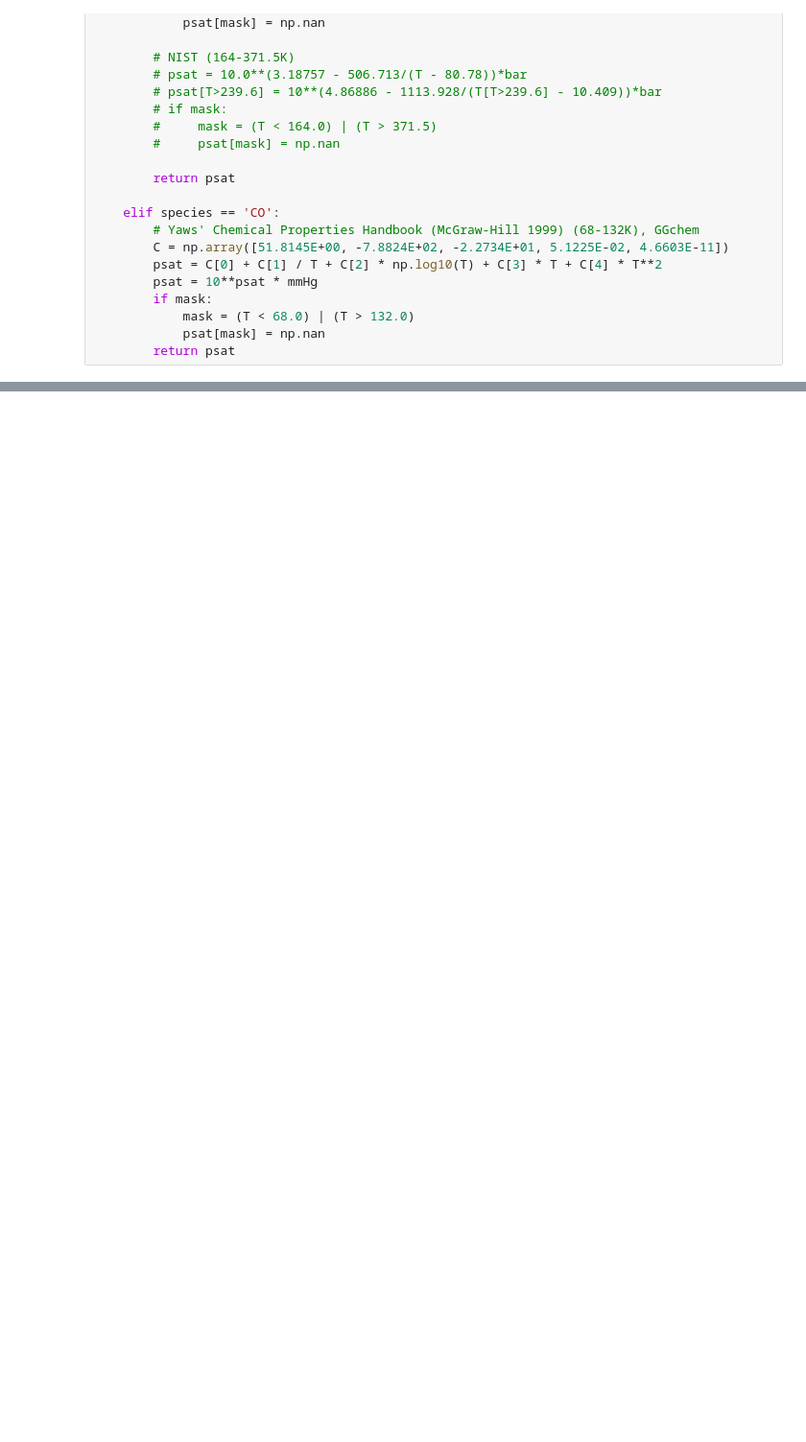
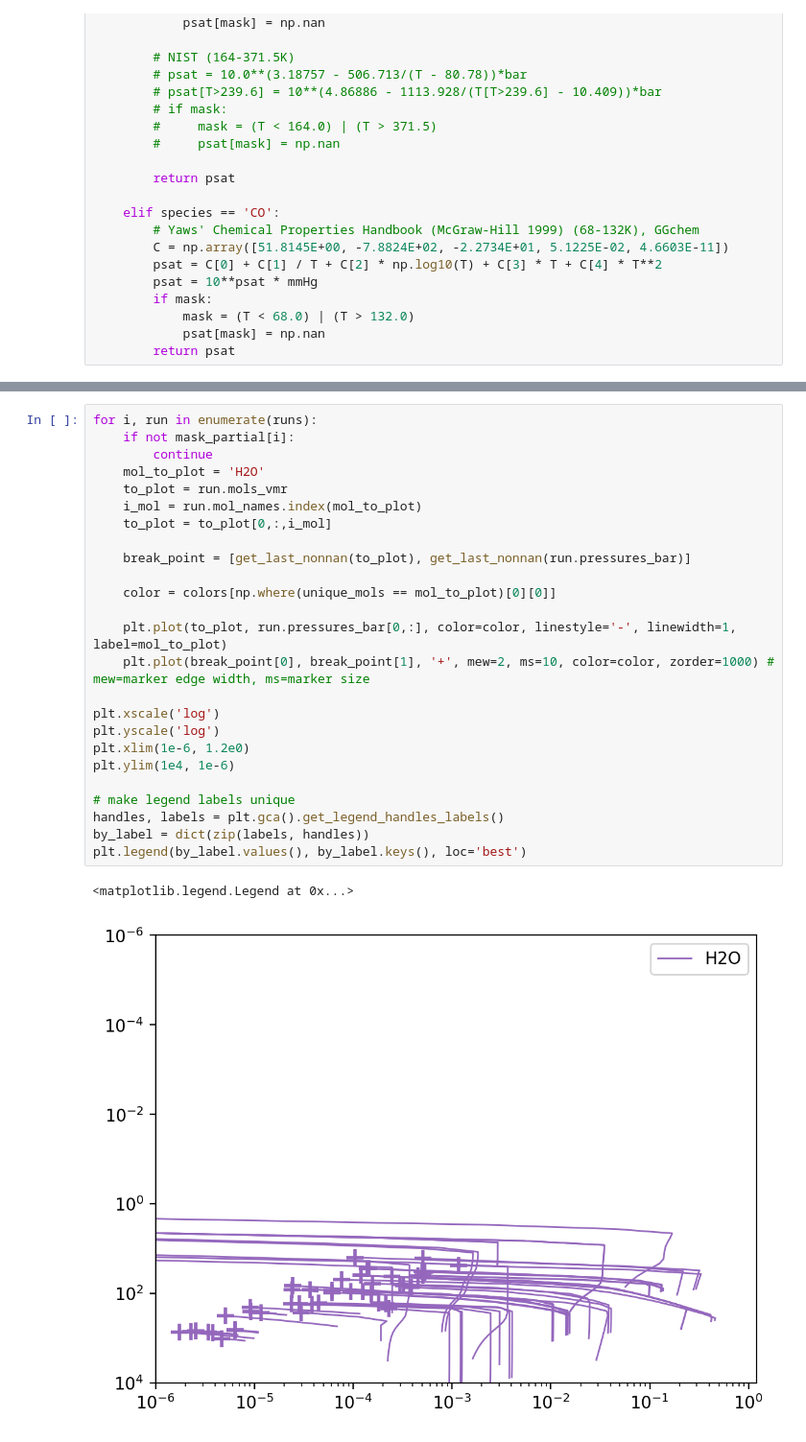
Before and after one commit to DavidDahlbudding/chelio, a Jupyter notebook: analyze/C_cornerplots.ipynb, the cells around one changed output, grey strips where cells are left out. Shown at 96% size. Saved outputs shown, nothing was run; the diff lists cells and outputs as text; blank space fills up the shorter version.

```diff
--- a/analyze/C_cornerplots.ipynb
+++ b/analyze/C_cornerplots.ipynb
@@ -546,0 +614,28 @@ plt.xlim(0, 350)
+# %%
+for i, run in enumerate(runs):
+    if not mask_partial[i]:
+        continue
+    mol_to_plot = 'H2O'
+    to_plot = run.mols_vmr
+    i_mol = run.mol_names.index(mol_to_plot)
+    to_plot = to_plot[0,:,i_mol]
+
+    break_point = [get_last_nonnan(to_plot), get_last_nonnan(run.pressures_bar)]
+
+    color = colors[np.where(unique_mols == mol_to_plot)[0][0]]
+
+    plt.plot(to_plot, run.pressures_bar[0,:], color=color, linestyle='-', linewidth=1, label=mol_to_plot)
+    plt.plot(break_point[0], break_point[1], '+', mew=2, ms=10, color=color, zorder=1000) # mew=marker edge width, ms=marker size
+
+plt.xscale('log')
+plt.yscale('log')
+plt.xlim(1e-6, 1.2e0)
+plt.ylim(1e4, 1e-6)
+
+# make legend labels unique
+handles, labels = plt.gca().get_legend_handles_labels()
+by_label = dict(zip(labels, handles))
+plt.legend(by_label.values(), by_label.keys(), loc='best')
+# %% [output]
+<matplotlib.legend.Legend at 0x...>
+[figure, added]
```
Also changed, not shown: parts of 12 cells of this notebook, 10 other files.
